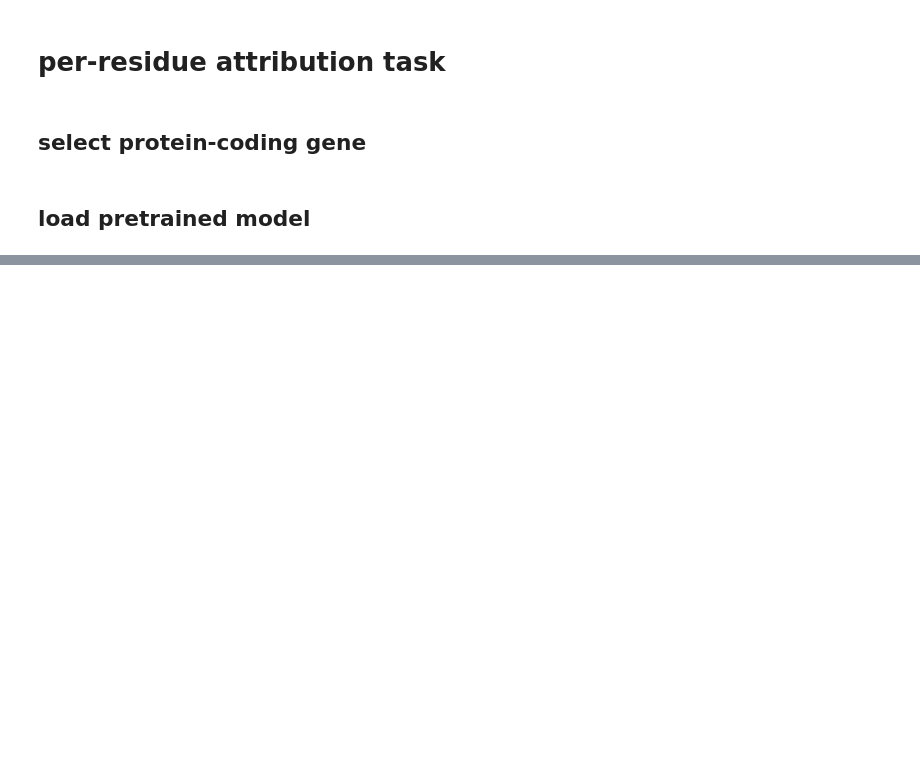
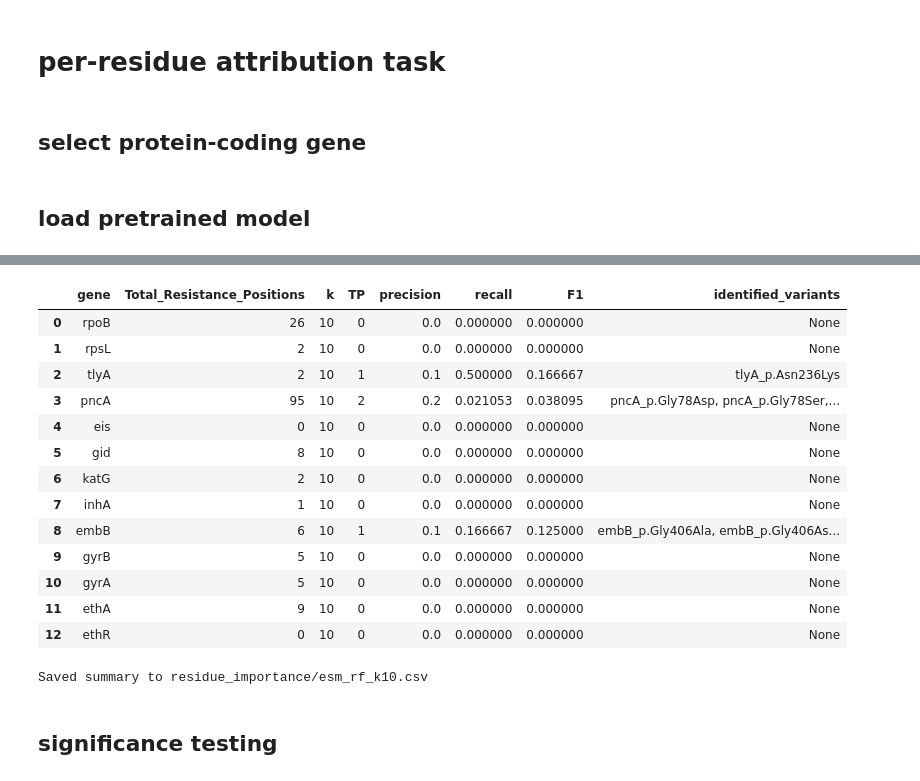
Before and after one commit to SAGE-Lab-UMass/Big-TB-benchmark, a Jupyter notebook: protein-tasks/per_residue_LOO_protein.ipynb, the cells around one changed output, grey strips where cells are left out. Saved outputs shown, nothing was run; the diff lists cells and outputs as text; code cells hidden in the pictures; blank space fills up the shorter version.

```diff
--- a/protein-tasks/per_residue_LOO_protein.ipynb
+++ b/protein-tasks/per_residue_LOO_protein.ipynb
@@ -45,7 +45,7 @@ model_paths = {
 # %%
 #since three models use same embedding - no need to compute baseline preds thrice
 model = joblib.load(f"./trained_models/{gene_name}_best_rf_model.joblib")
-mean_glob   = f"embeddings/{gene_name}/mean/{gene_name}_mean_chunk_*.npz"
+mean_glob   = f"data/embeddings/{gene_name}/mean/{gene_name}_mean_chunk_*.npz"
 out_dir     = f"baseline_preds/{gene_name}_base_preds_chunks"
 os.makedirs(out_dir, exist_ok=True)
 
@@ -68,17 +66,46 @@ baseline predictions written for 15166 sequences
+# %%
+#check 0 indexing
+import numpy as np
+import glob
+
+from Bio.Seq import Seq
+from Bio.SeqRecord import SeqRecord
+
+# gene_name = "katG"  # or whichever gene you're checking
+token_npzs = sorted(glob.glob(f"data/embeddings/{gene_name}/token/{gene_name}_tok_chunk_*.npz"))
+
+for f in token_npzs:
+    z = np.load(f)
+    tokens = z["tokens"]  # shape: (n_samples, L_PAD, 320)
+    print(f"{f}: {tokens.shape}")
+
+
+    tokens = z["tokens"]
+    ids = z["identifier"]
+
+    # Check against original protein sequence
+    seq_df = pd.read_csv(f"data/sequence_data_csv/{gene_name}_combined_sequence_data.csv").set_index("Filename")
+    first_id = ids[0]
+    first_seq = seq_df.loc[first_id, "Protein_Sequence"]
+    print("First 10 amino acids:", first_seq[:10])
+    print("Token shape:", tokens.shape)
+    print("Token 0 first 10:", tokens[0, :10].shape)
+    break
 # %%
 import numpy as np, glob
 
-tok_paths = sorted(glob.glob(f"./embeddings/{gene_name}/token/{gene_name}_tok_chunk_*.npz"))
+tok_paths = sorted(glob.glob(f"./data/embeddings/{gene_name}/token/{gene_name}_tok_chunk_*.npz"))
 
 #check all sequences and select max length as seq len
 seq_len = 0
 for p in tok_paths:
     with np.load(p, allow_pickle=True) as z:
         seq_len = max(seq_len, max(t.shape[0] for t in z["tokens"]))
+        print("seq_len =", seq_len)
 
 # embed_dim is always 320 for ESM‑2 T6
 embed_dim = 320
-print("seq_len =", seq_len)
+
 
 #sanity check
 assert all(
@@ -90,6 +115,6 @@ seq_len = 269
 # %%
 
-tok_glob   = f"./embeddings/{gene_name}/token/{gene_name}_tok_chunk_*.npz"
+tok_glob   = f"./data/embeddings/{gene_name}/token/{gene_name}_tok_chunk_*.npz"
 # ------------------------------------------------------------------
 # 1) Collect chunk paths
 # ------------------------------------------------------------------
@@ -456,0 +419,27 @@ Variants for katG: 5 entries
+# %%
+results_df = pd.DataFrame(all_rows)
+results_df
+# %% [output]
+|  | gene | Total_Resistance_Positions | k | TP | precision | recall | F1 | identified_variants |
+| 0 | rpoB | 26 | 10 | 0 | 0.0 | 0.000000 | 0.000000 | None |
+| 1 | rpsL | 2 | 10 | 0 | 0.0 | 0.000000 | 0.000000 | None |
+| 2 | tlyA | 2 | 10 | 1 | 0.1 | 0.500000 | 0.166667 | tlyA_p.Asn236Lys |
+| 3 | pncA | 95 | 10 | 2 | 0.2 | 0.021053 | 0.038095 | pncA_p.Gly78Asp, pncA_p.Gly78Ser,... |
+| 4 | eis | 0 | 10 | 0 | 0.0 | 0.000000 | 0.000000 | None |
+| 5 | gid | 8 | 10 | 0 | 0.0 | 0.000000 | 0.000000 | None |
+| 6 | katG | 2 | 10 | 0 | 0.0 | 0.000000 | 0.000000 | None |
+| 7 | inhA | 1 | 10 | 0 | 0.0 | 0.000000 | 0.000000 | None |
+| 8 | embB | 6 | 10 | 1 | 0.1 | 0.166667 | 0.125000 | embB_p.Gly406Ala, embB_p.Gly406As... |
+| 9 | gyrB | 5 | 10 | 0 | 0.0 | 0.000000 | 0.000000 | None |
+| 10 | gyrA | 5 | 10 | 0 | 0.0 | 0.000000 | 0.000000 | None |
+| 11 | ethA | 9 | 10 | 0 | 0.0 | 0.000000 | 0.000000 | None |
+| 12 | ethR | 0 | 10 | 0 | 0.0 | 0.000000 | 0.000000 | None |
+# %%
+# -------------------------------
+# Save final results
+# -------------------------------
+
+results_df.to_csv("residue_importance/esm_rf_k10.csv", index=False)
+print("Saved summary to residue_importance/esm_rf_k10.csv")
+# %% [output]
+Saved summary to residue_importance/esm_rf_k10.csv
@@ -456,0 +456,2 @@ Variants for katG: 5 entries
+# %% [markdown]
+## significance testing
```
Also changed, not shown: parts of 19 cells of this notebook, 8 other files.
